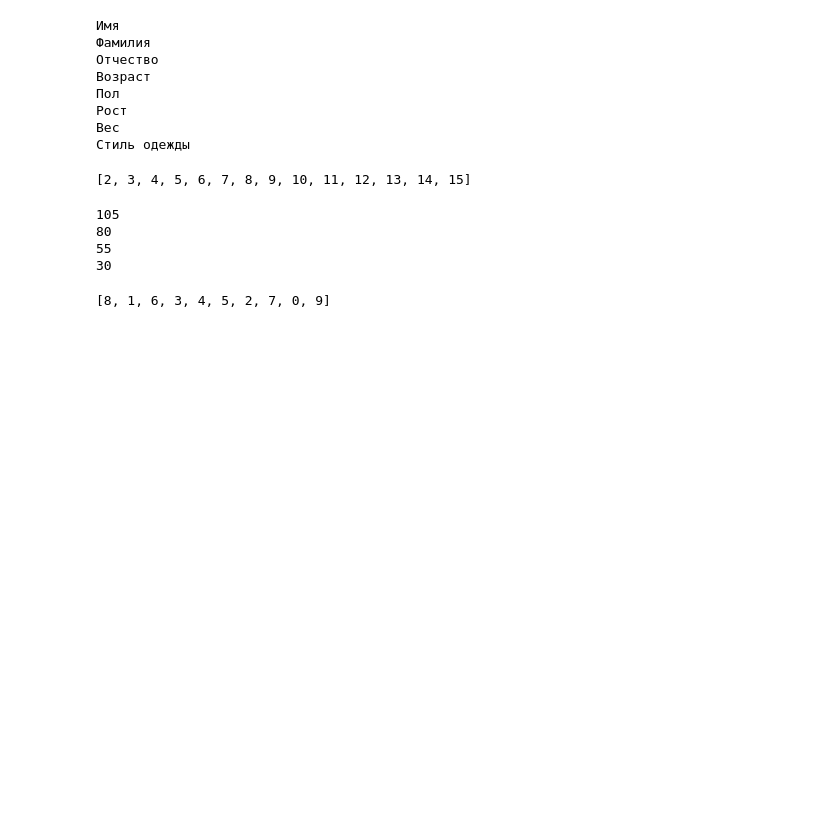
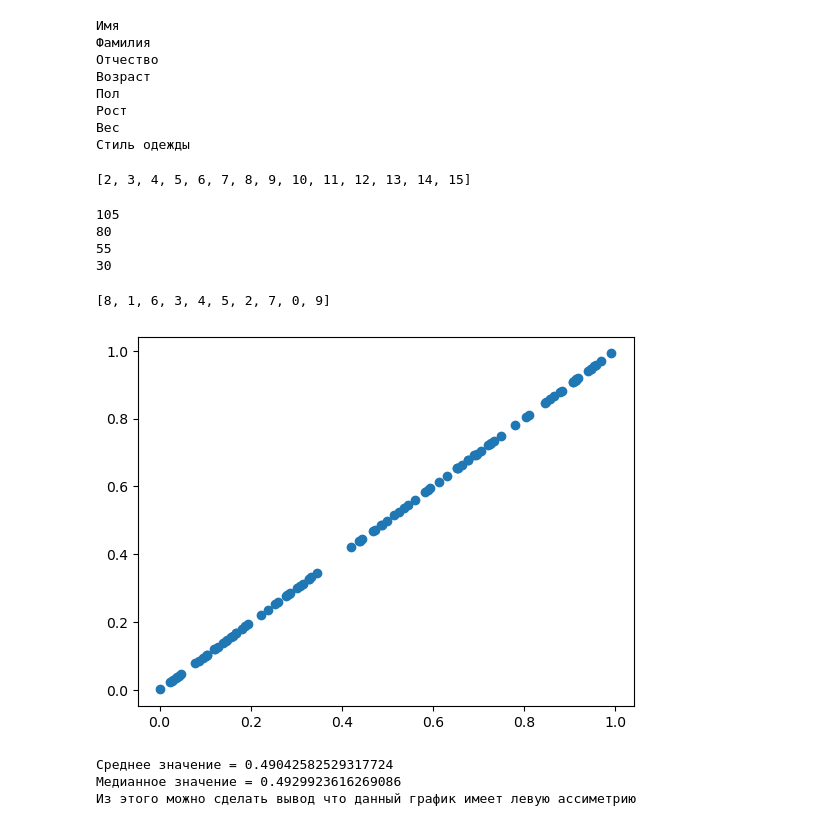
Before and after one commit to ULTRAPROGRAMMERGEORGE/-----, a Jupyter notebook: СИИБД1.ipynb, the cells around one changed output. Saved outputs shown, nothing was run; the diff lists cells and outputs as text; code cells hidden in the pictures; blank space fills up the shorter version.

```diff
--- a/СИИБД1.ipynb
+++ b/СИИБД1.ipynb
@@ -64,3 +87,20 @@ for i in range(len(k)-1,-1,-1):
 print(k)
 # %% [output]
 [8, 1, 6, 3, 4, 5, 2, 7, 0, 9]
+# %%
+from matplotlib import pyplot as plt
+import random
+import numpy as np
+lst =[random.random() for _ in range(100)]
+mean_value = np.mean(lst)
+median_value = np.median(lst)
+plt.scatter(lst, lst)
+plt.show()
+print(f"Среднее значение = {mean_value}\n"
+f"Медианное значение = {median_value}\n"
+f"Из этого можно сделать вывод что данный график {'имеет правую ассиметрию' if mean_value > median_value else 'имеет левую ассиметрию'}")
+# %% [output]
+[figure, added]
+Среднее значение = 0.49042582529317724
+Медианное значение = 0.4929923616269086
+Из этого можно сделать вывод что данный график имеет левую ассиметрию
```
Also changed, not shown: parts of 1 cell of this notebook, 3 other files.
